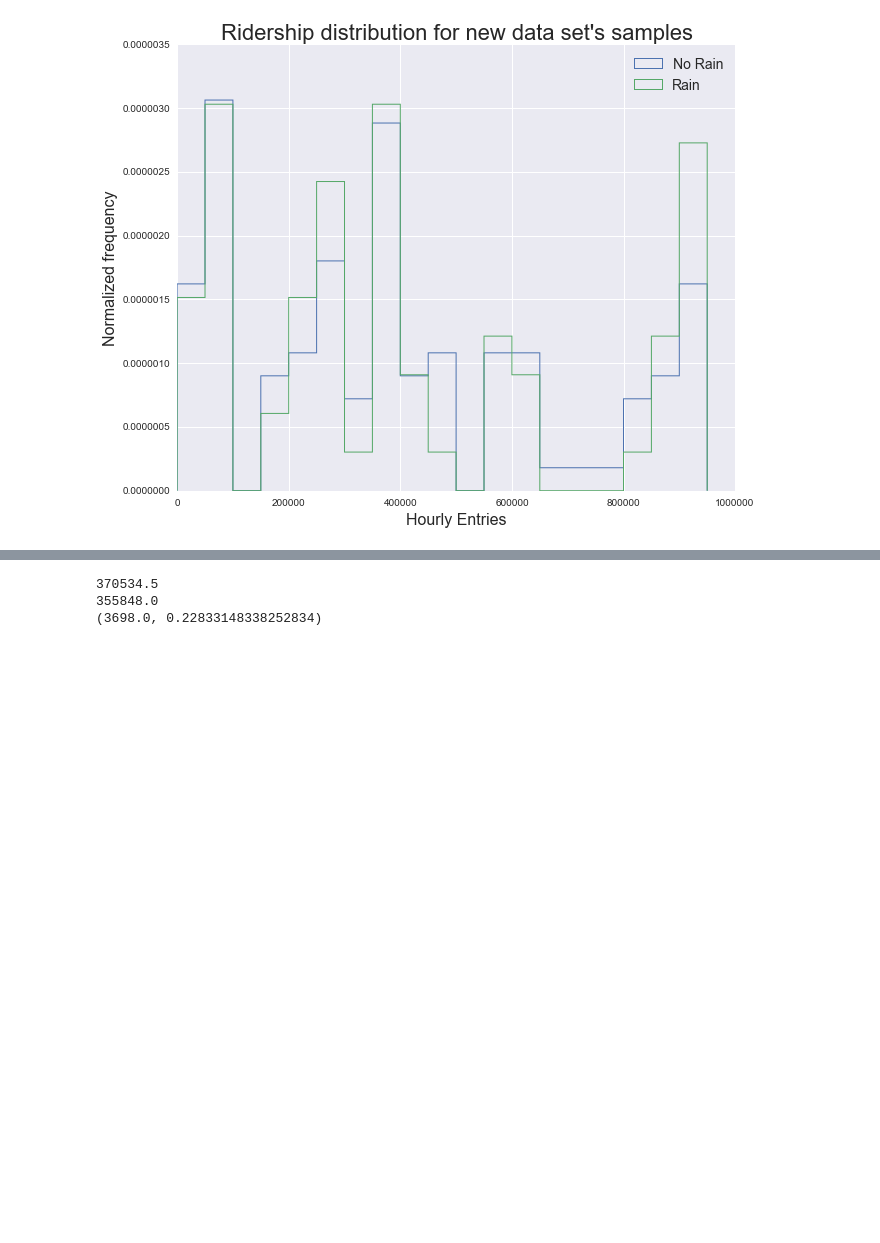
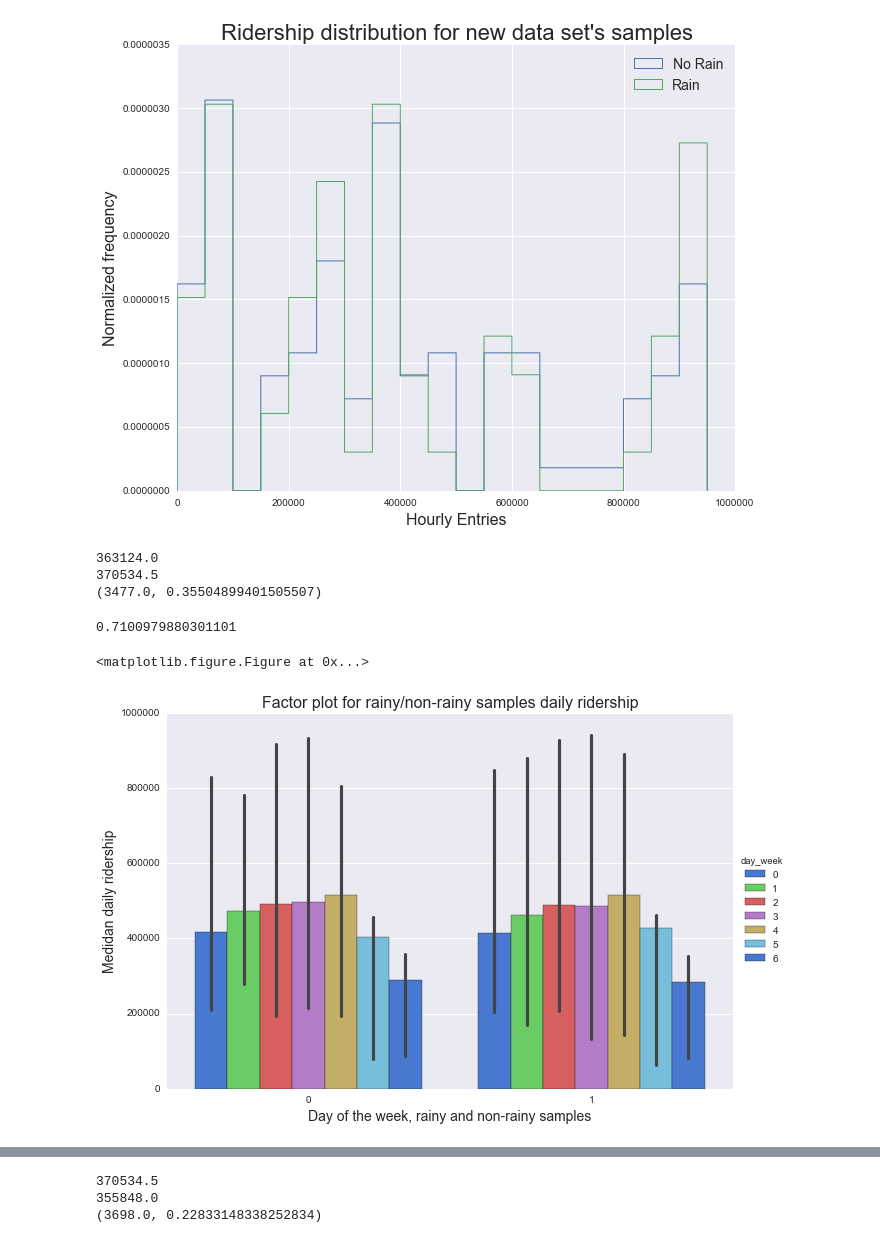
Before and after one commit to gornes/IntroToDS, a Jupyter notebook: Project1.ipynb, the cells around one changed output, grey strips where cells are left out. Saved outputs shown, nothing was run; the diff lists cells and outputs as text; code cells hidden in the pictures; blank space fills up the shorter version.

```diff
--- a/Project1.ipynb
+++ b/Project1.ipynb
@@ -552,4 +568,26 @@ plt.ylabel('Normalized frequency', fontsize=16)
 plt.savefig(figpath + 'samples2_compared.png', dpi=300)
 # %% [output]
 [figure]
+# %%
+plt.figure(figsize=[16,10])
+seaborn.factorplot("rain_day", "ENTRIESn_hourly", "day_week",
+                    data=nycsubway_weather.query('day != 30'), kind="bar",
+                    size=6, palette="muted", estimator=np.median, aspect=1.5, ci=95)
+dryhours = nycsubway_weather.query('rain_day == 1 and day != 30').ENTRIESn_hourly
+rainyhours =  nycsubway_weather.query('rain_day == 0 and day != 30').ENTRIESn_hourly
+plt.xlabel('Day of the week, rainy and non-rainy samples', fontsize=14)
+plt.ylabel('Medidan daily ridership', fontsize=14)
+plt.title('Factor plot for rainy/non-rainy samples daily ridership', fontsize=16)
+print dryhours.median(skipna=True)
+print rainyhours.median(skipna=True)
+
+print scipy.stats.mannwhitneyu(dryhours, rainyhours)
+0.35504899401505507 * 2
+# %% [output]
+363124.0
+370534.5
+(3477.0, 0.35504899401505507)
+0.7100979880301101
+<matplotlib.figure.Figure at 0x...>
+[figure, added]
 # %%
```
Also changed, not shown: parts of 7 cells of this notebook, 7 other files.
